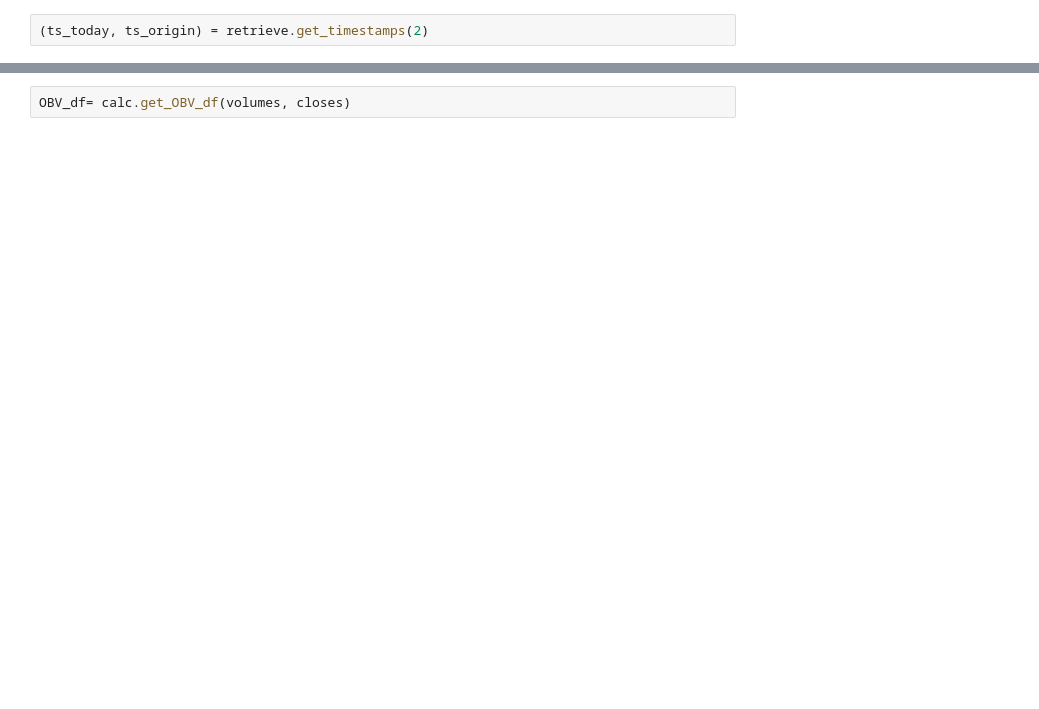
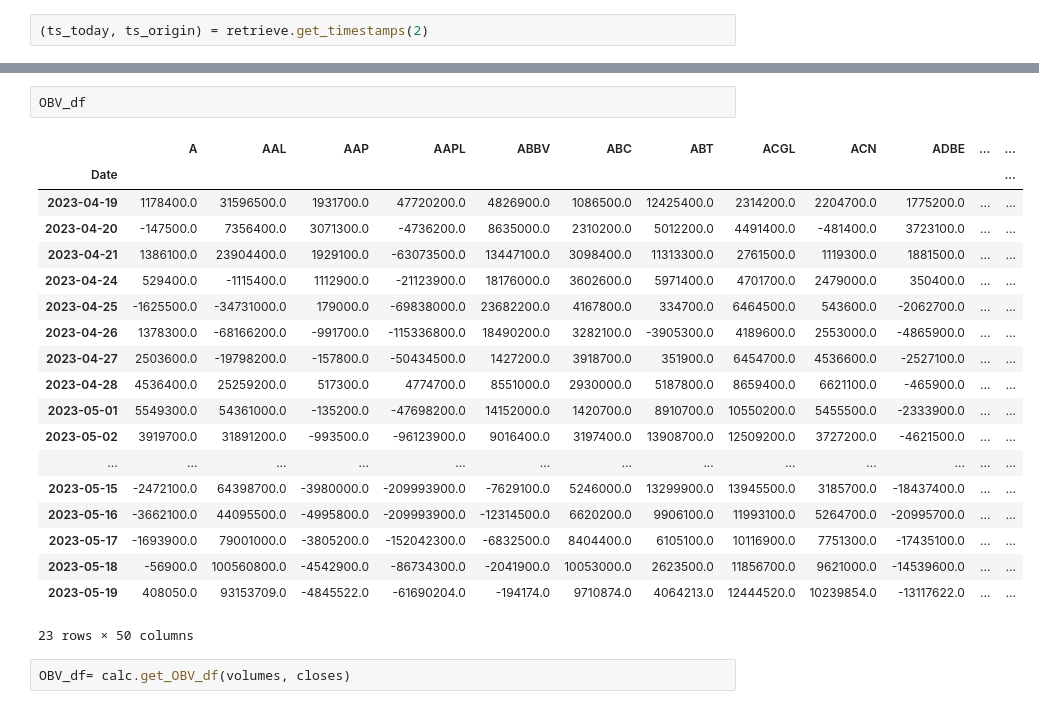
Before and after one commit to pablomleal/TA_Lib, a Jupyter notebook: index.ipynb, the cells around one changed output, grey strips where cells are left out. Cells and saved outputs as stored; diff of their text form; blank space fills up the shorter version.

```diff
--- a/index.ipynb
+++ b/index.ipynb
@@ -127,2 +129,24 @@ Company MMM
+# %%
+OBV_df
+# %% [output]
+|  | A | AAL | AAP | AAPL | ABBV | ABC | ABT | ACGL | ACN | ADBE | ... | ... |
+| Date |  |  |  |  |  |  |  |  |  |  |  | ... |
+| 2023-04-19 | 1178400.0 | 31596500.0 | 1931700.0 | 47720200.0 | 4826900.0 | 1086500.0 | 12425400.0 | 2314200.0 | 2204700.0 | 1775200.0 | ... | ... |
+| 2023-04-20 | -147500.0 | 7356400.0 | 3071300.0 | -4736200.0 | 8635000.0 | 2310200.0 | 5012200.0 | 4491400.0 | -481400.0 | 3723100.0 | ... | ... |
+| 2023-04-21 | 1386100.0 | 23904400.0 | 1929100.0 | -63073500.0 | 13447100.0 | 3098400.0 | 11313300.0 | 2761500.0 | 1119300.0 | 1881500.0 | ... | ... |
+| 2023-04-24 | 529400.0 | -1115400.0 | 1112900.0 | -21123900.0 | 18176000.0 | 3602600.0 | 5971400.0 | 4701700.0 | 2479000.0 | 350400.0 | ... | ... |
+| 2023-04-25 | -1625500.0 | -34731000.0 | 179000.0 | -69838000.0 | 23682200.0 | 4167800.0 | 334700.0 | 6464500.0 | 543600.0 | -2062700.0 | ... | ... |
+| 2023-04-26 | 1378300.0 | -68166200.0 | -991700.0 | -115336800.0 | 18490200.0 | 3282100.0 | -3905300.0 | 4189600.0 | 2553000.0 | -4865900.0 | ... | ... |
+| 2023-04-27 | 2503600.0 | -19798200.0 | -157800.0 | -50434500.0 | 1427200.0 | 3918700.0 | 351900.0 | 6454700.0 | 4536600.0 | -2527100.0 | ... | ... |
+| 2023-04-28 | 4536400.0 | 25259200.0 | 517300.0 | 4774700.0 | 8551000.0 | 2930000.0 | 5187800.0 | 8659400.0 | 6621100.0 | -465900.0 | ... | ... |
+| 2023-05-01 | 5549300.0 | 54361000.0 | -135200.0 | -47698200.0 | 14152000.0 | 1420700.0 | 8910700.0 | 10550200.0 | 5455500.0 | -2333900.0 | ... | ... |
+| 2023-05-02 | 3919700.0 | 31891200.0 | -993500.0 | -96123900.0 | 9016400.0 | 3197400.0 | 13908700.0 | 12509200.0 | 3727200.0 | -4621500.0 | ... | ... |
+| ... | ... | ... | ... | ... | ... | ... | ... | ... | ... | ... | ... | ... |
+| 2023-05-15 | -2472100.0 | 64398700.0 | -3980000.0 | -209993900.0 | -7629100.0 | 5246000.0 | 13299900.0 | 13945500.0 | 3185700.0 | -18437400.0 | ... | ... |
+| 2023-05-16 | -3662100.0 | 44095500.0 | -4995800.0 | -209993900.0 | -12314500.0 | 6620200.0 | 9906100.0 | 11993100.0 | 5264700.0 | -20995700.0 | ... | ... |
+| 2023-05-17 | -1693900.0 | 79001000.0 | -3805200.0 | -152042300.0 | -6832500.0 | 8404400.0 | 6105100.0 | 10116900.0 | 7751300.0 | -17435100.0 | ... | ... |
+| 2023-05-18 | -56900.0 | 100560800.0 | -4542900.0 | -86734300.0 | -2041900.0 | 10053000.0 | 2623500.0 | 11856700.0 | 9621000.0 | -14539600.0 | ... | ... |
+| 2023-05-19 | 408050.0 | 93153709.0 | -4845522.0 | -61690204.0 | -194174.0 | 9710874.0 | 4064213.0 | 12444520.0 | 10239854.0 | -13117622.0 | ... | ... |
+23 rows × 50 columns
 # %%
 OBV_df= calc.get_OBV_df(volumes, closes)
```
Also changed, not shown: parts of 3 cells of this notebook, 8 other files.
